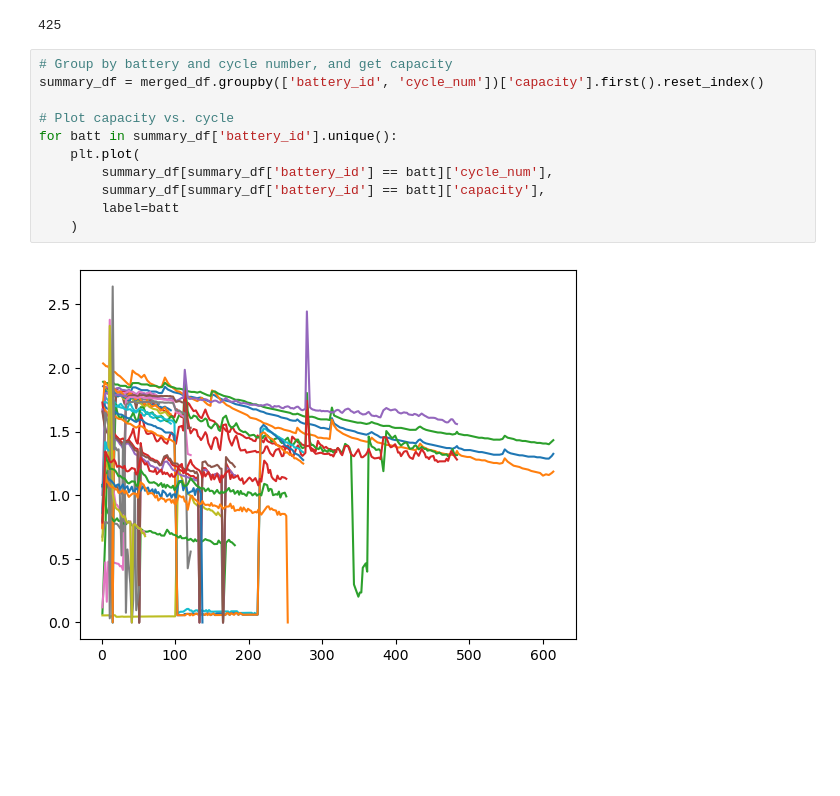
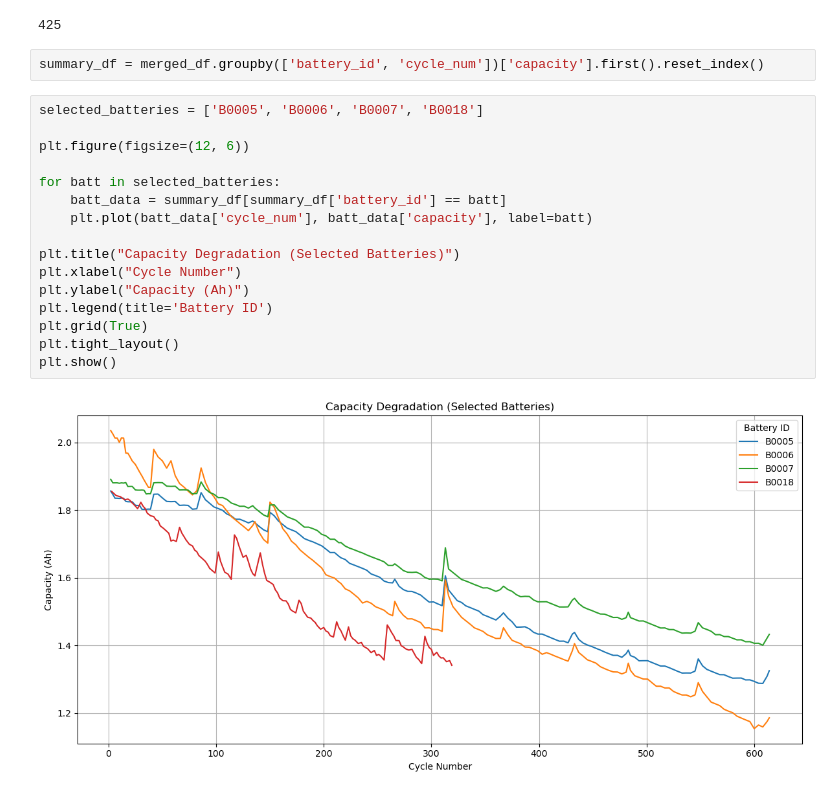
Before and after one commit to Safwanny/Battery-RUL-Prediction, a Jupyter notebook: Battery_RUL_Prediction.ipynb, the cells around one changed output. Cells and saved outputs as stored; diff of their text form; blank space fills up the shorter version.

Commit message:
exploring data using graphs for all batteries, dealing with missing values

```diff
--- a/Battery_RUL_Prediction.ipynb
+++ b/Battery_RUL_Prediction.ipynb
@@ -148,16 +148,23 @@ Number of batteries used: 34
 merged_df['cycle_num'].nunique()
 # %% [output]
 425
-# %%
-# Group by battery and cycle number, and get capacity
-summary_df = merged_df.groupby(['battery_id', 'cycle_num'])['capacity'].first().reset_index()
-
-# Plot capacity vs. cycle
-for batt in summary_df['battery_id'].unique():
-    plt.plot(
-        summary_df[summary_df['battery_id'] == batt]['cycle_num'],
-        summary_df[summary_df['battery_id'] == batt]['capacity'],
-        label=batt
-    )
-# %% [output]
-[figure, removed]
+# %%
+summary_df = merged_df.groupby(['battery_id', 'cycle_num'])['capacity'].first().reset_index()
+# %%
+selected_batteries = ['B0005', 'B0006', 'B0007', 'B0018']
+
+plt.figure(figsize=(12, 6))
+
+for batt in selected_batteries:
+    batt_data = summary_df[summary_df['battery_id'] == batt]
+    plt.plot(batt_data['cycle_num'], batt_data['capacity'], label=batt)
+
+plt.title("Capacity Degradation (Selected Batteries)")
+plt.xlabel("Cycle Number")
+plt.ylabel("Capacity (Ah)")
+plt.legend(title='Battery ID')
+plt.grid(True)
+plt.tight_layout()
+plt.show()
+# %% [output]
+[figure, added]
```
Also changed, not shown: parts of 13 cells of this notebook.
